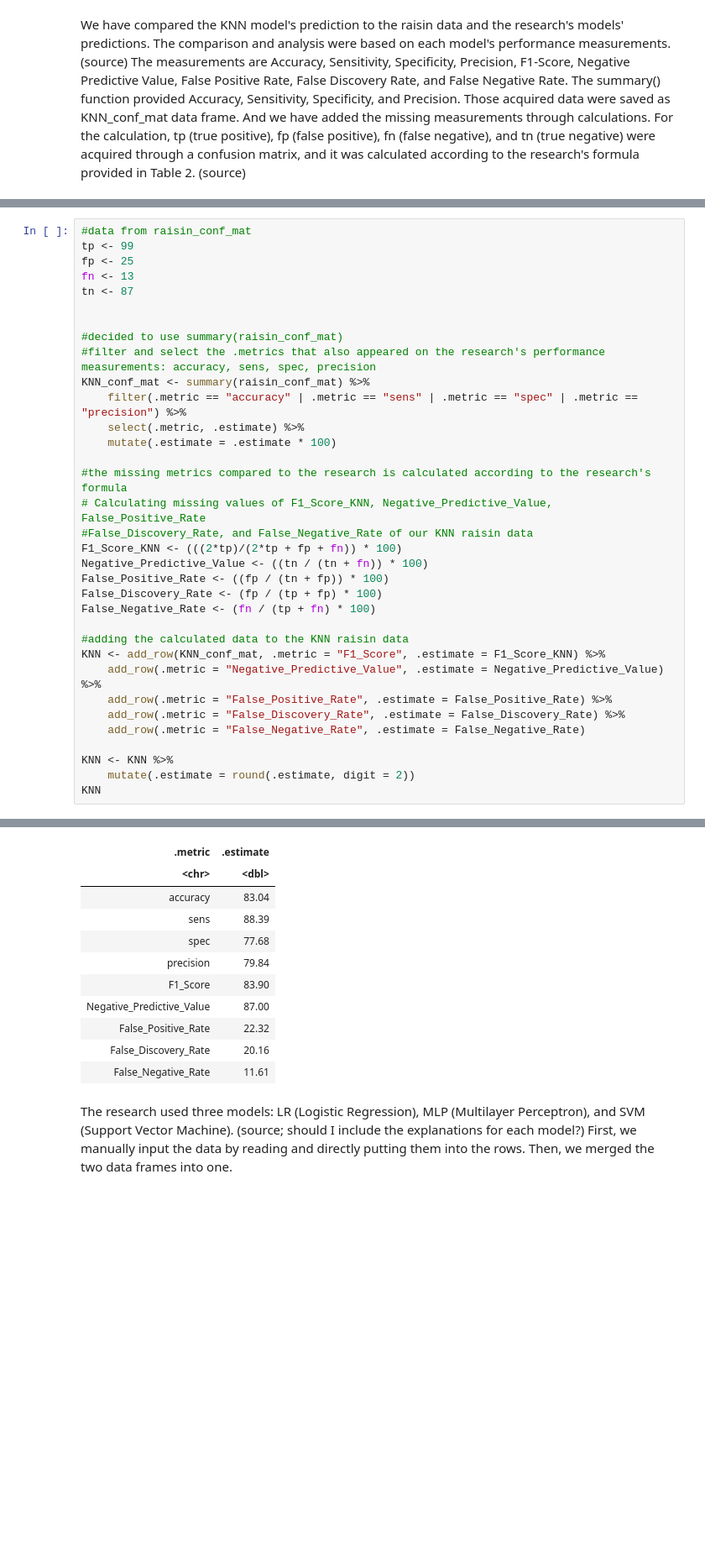
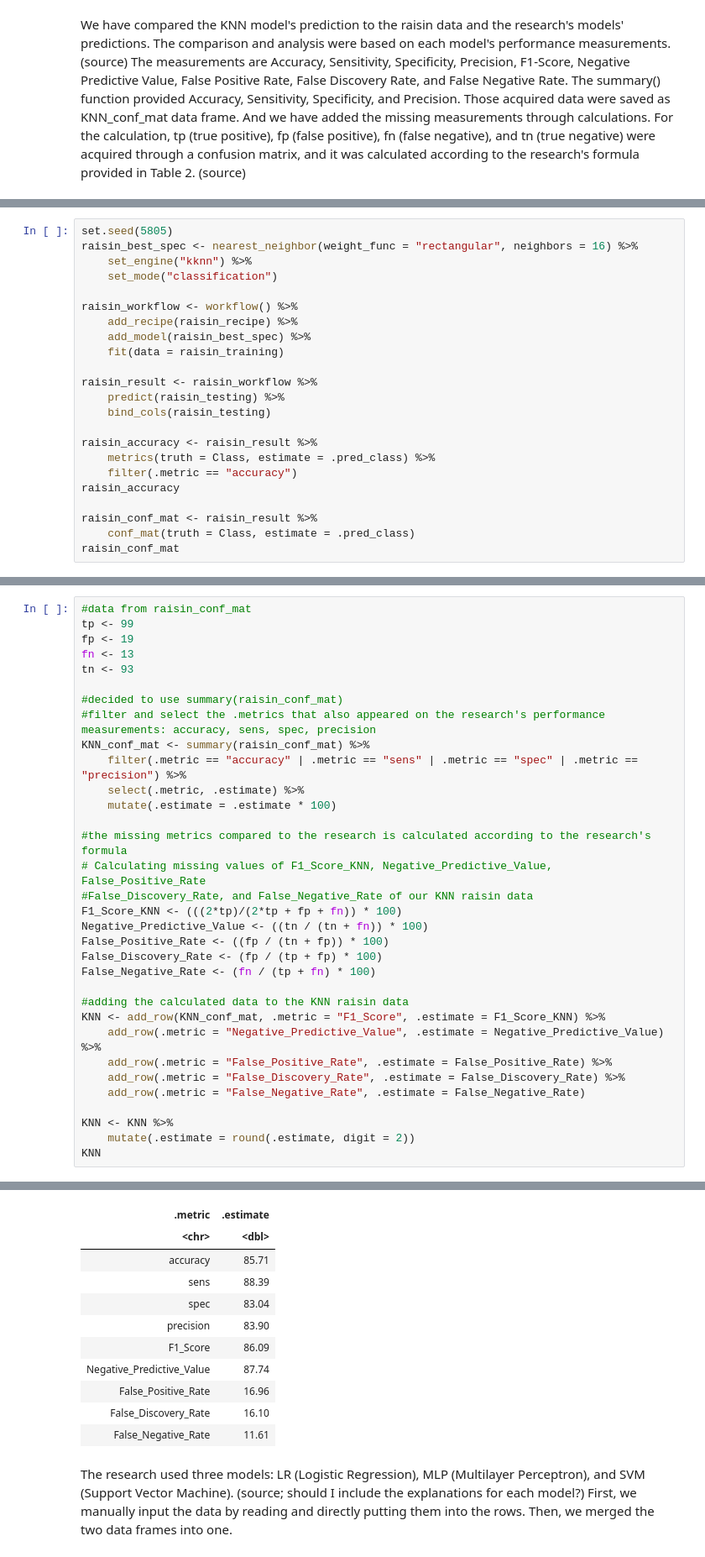
Before and after one commit to dylankim990/DSCI100_Group_1, a Jupyter notebook: MainDataAnalysis.ipynb, the cells around one changed output, grey strips where cells are left out. Shown at 84% size. Drawn from its saved outputs; the diff is of its cells as text; blank space fills up the shorter version.

Commit message:
added graphs of the model comparison after finishing tidying the data. The number of predictors are changed after contacting Prof

```diff
--- a/MainDataAnalysis.ipynb
+++ b/MainDataAnalysis.ipynb
@@ -210,0 +280,23 @@ We have compared the KNN model's prediction to the raisin data and the research'
+# %%
+set.seed(5805)
+raisin_best_spec <- nearest_neighbor(weight_func = "rectangular", neighbors = 16) %>%
+    set_engine("kknn") %>%
+    set_mode("classification")
+
+raisin_workflow <- workflow() %>%
+    add_recipe(raisin_recipe) %>%
+    add_model(raisin_best_spec) %>%
+    fit(data = raisin_training)
+
+raisin_result <- raisin_workflow %>%
+    predict(raisin_testing) %>%
+    bind_cols(raisin_testing)
+
+raisin_accuracy <- raisin_result %>%
+    metrics(truth = Class, estimate = .pred_class) %>%
+    filter(.metric == "accuracy")
+raisin_accuracy
+
+raisin_conf_mat <- raisin_result %>%
+    conf_mat(truth = Class, estimate = .pred_class)
+raisin_conf_mat
@@ -211,49 +312,48 @@ We have compared the KNN model's prediction to the raisin data and the research'
 # %%
 #data from raisin_conf_mat
 tp <- 99
-fp <- 25
+fp <- 19
 fn <- 13
-tn <- 87
-
+tn <- 93
 
 #decided to use summary(raisin_conf_mat)
 #filter and select the .metrics that also appeared on the research's performance measurements: accuracy, sens, spec, precision
 KNN_conf_mat <- summary(raisin_conf_mat) %>%
     filter(.metric == "accuracy" | .metric == "sens" | .metric == "spec" | .metric == "precision") %>%
     select(.metric, .estimate) %>%
     mutate(.estimate = .estimate * 100)
 
 #the missing metrics compared to the research is calculated according to the research's formula
 # Calculating missing values of F1_Score_KNN, Negative_Predictive_Value, False_Positive_Rate
 #False_Discovery_Rate, and False_Negative_Rate of our KNN raisin data
 F1_Score_KNN <- (((2*tp)/(2*tp + fp + fn)) * 100)
 Negative_Predictive_Value <- ((tn / (tn + fn)) * 100)
 False_Positive_Rate <- ((fp / (tn + fp)) * 100)
 False_Discovery_Rate <- (fp / (tp + fp) * 100)
 False_Negative_Rate <- (fn / (tp + fn) * 100)
 
 #adding the calculated data to the KNN raisin data
 KNN <- add_row(KNN_conf_mat, .metric = "F1_Score", .estimate = F1_Score_KNN) %>%
     add_row(.metric = "Negative_Predictive_Value", .estimate = Negative_Predictive_Value) %>%
     add_row(.metric = "False_Positive_Rate", .estimate = False_Positive_Rate) %>%
     add_row(.metric = "False_Discovery_Rate", .estimate = False_Discovery_Rate) %>%
     add_row(.metric = "False_Negative_Rate", .estimate = False_Negative_Rate)
 
 KNN <- KNN %>%
     mutate(.estimate = round(.estimate, digit = 2))
 KNN
 # %% [output]
 A tibble: 9 × 2
 | .metric | .estimate |
 | <chr> | <dbl> |
-| accuracy | 83.04 |
+| accuracy | 85.71 |
 | sens | 88.39 |
-| spec | 77.68 |
-| precision | 79.84 |
-| F1_Score | 83.90 |
-| Negative_Predictive_Value | 87.00 |
-| False_Positive_Rate | 22.32 |
-| False_Discovery_Rate | 20.16 |
+| spec | 83.04 |
+| precision | 83.90 |
+| F1_Score | 86.09 |
+| Negative_Predictive_Value | 87.74 |
+| False_Positive_Rate | 16.96 |
+| False_Discovery_Rate | 16.10 |
 | False_Negative_Rate | 11.61 |
 # %% [markdown]
 The research used three models: LR (Logistic Regression), MLP (Multilayer Perceptron), and SVM (Support Vector Machine). (source; should I include the explanations for each model?) First, we manually input the data by reading and directly putting them into the rows. Then, we merged the two data frames into one.
```
Also changed, not shown: parts of 11 cells of this notebook.
